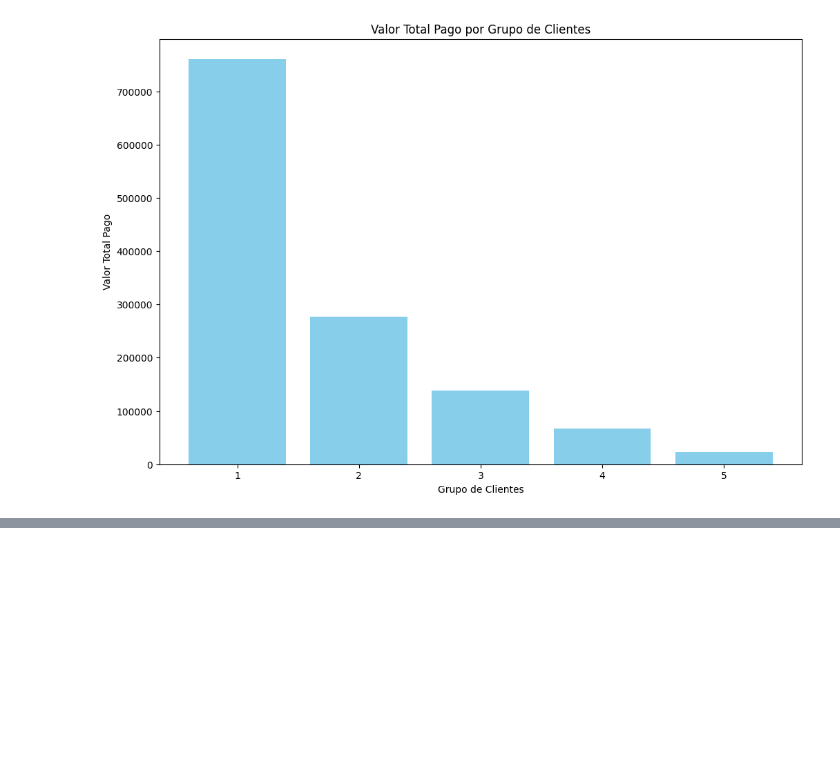
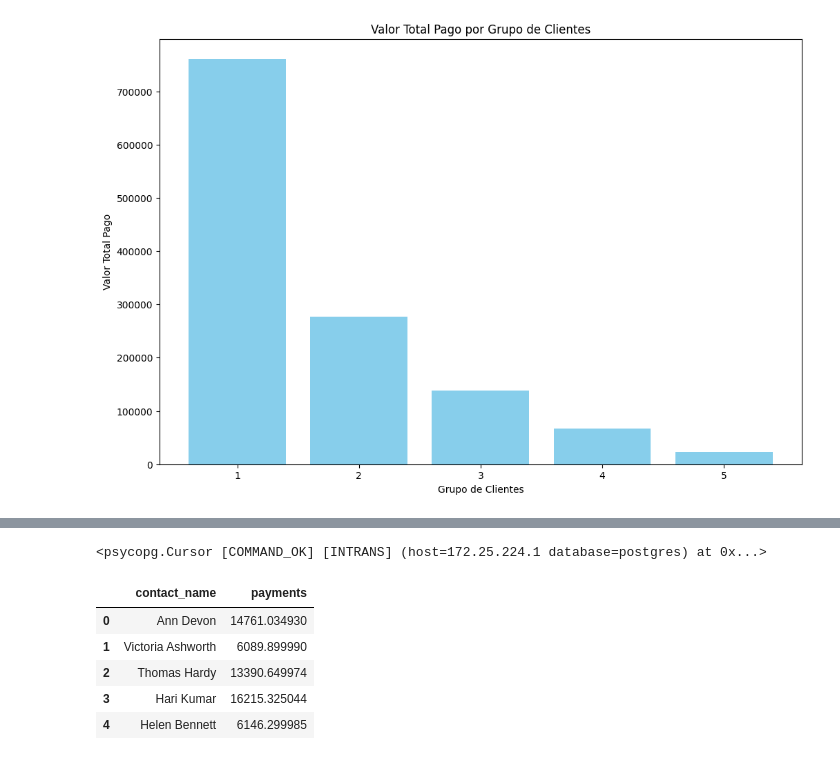
Before and after one commit to Jcnok/bootcamp-jornada-de-dados_2024, a Jupyter notebook: bootcamp-SQL-e-analytics/aula_05/notebook/aula_05.ipynb, the cells around one changed output, grey strips where cells are left out. Saved outputs shown, nothing was run; the diff lists cells and outputs as text; code cells hidden in the pictures; blank space fills up the shorter version.

```diff
--- a/bootcamp-SQL-e-analytics/aula_05/notebook/aula_05.ipynb
+++ b/bootcamp-SQL-e-analytics/aula_05/notebook/aula_05.ipynb
@@ -630,0 +795,38 @@ plt.show()
+# %%
+query = '''
+-- 07. Quais clientes do Reino Unido pagaram mais de 1000 dólares?
+CREATE VIEW uk_clients_who_pay_more_than_1000 AS
+WITH customer_order_details AS (
+    SELECT
+        c.contact_name,
+        od.unit_price,
+        od.quantity,
+        od.discount
+    FROM
+        customers c
+    INNER JOIN orders o ON c.customer_id = o.customer_id
+    INNER JOIN order_details od ON od.order_id = o.order_id
+    WHERE LOWER(c.country) = 'uk'
+)
+SELECT
+    contact_name,
+    SUM(unit_price * quantity * (1.0 - discount)) AS payments
+FROM
+    customer_order_details
+GROUP BY
+    contact_name
+HAVING
+    SUM(unit_price * quantity * (1.0 - discount)) > 1000;
+'''
+cursor.execute(query)
+# %% [output]
+<psycopg.Cursor [COMMAND_OK] [INTRANS] (host=172.25.224.1 database=postgres) at 0x...>
+# %%
+pd.read_sql("select * from uk_clients_who_pay_more_than_1000", conn).head()
+# %% [output]
+|  | contact_name | payments |
+| 0 | Ann Devon | 14761.034930 |
+| 1 | Victoria Ashworth | 6089.899990 |
+| 2 | Thomas Hardy | 13390.649974 |
+| 3 | Hari Kumar | 16215.325044 |
+| 4 | Helen Bennett | 6146.299985 |
```
Also changed, not shown: parts of 10 cells of this notebook.
